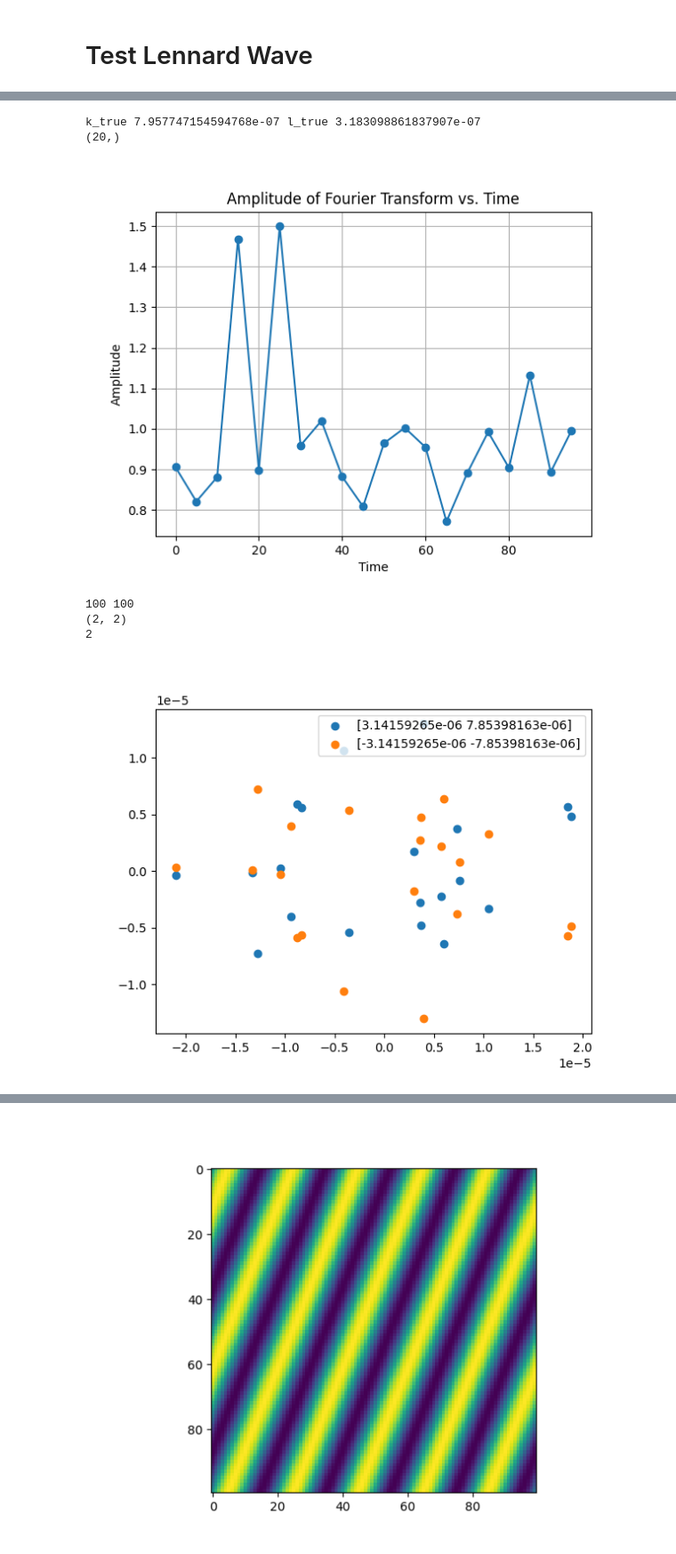
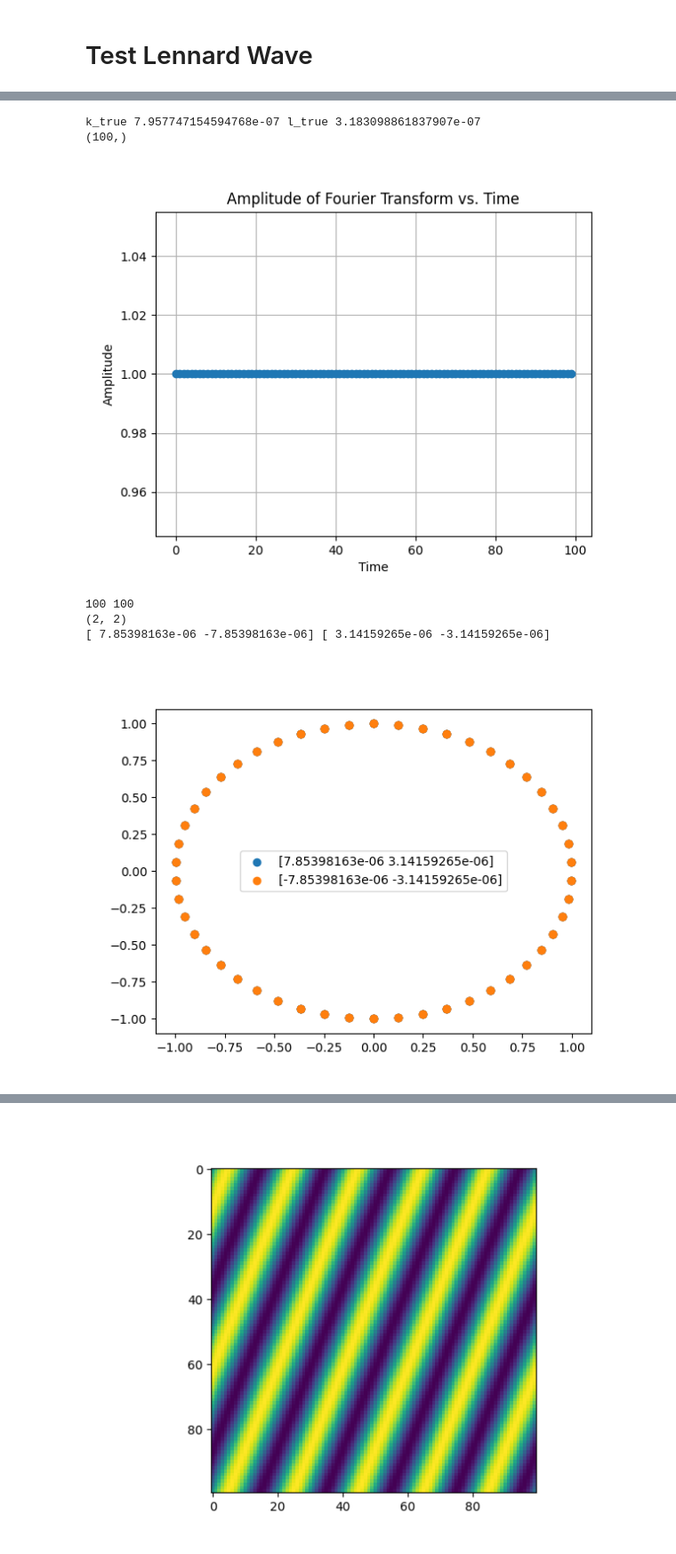
Before and after one commit to LennardMiller/Stage_M2, a Jupyter notebook: Rossby_diag.ipynb, the cells around one changed output, grey strips where cells are left out. Shown at 89% size. Drawn from its saved outputs; the diff is of its cells as text; code cells hidden in the pictures.

```diff
--- a/Rossby_diag.ipynb
+++ b/Rossby_diag.ipynb
@@ -45,11 +45,12 @@ def fft2d_RI(psi,k,l,Lx,nx,ny,time_tab):
         psi_data=psi[time_sel,:,:]
 
         # 2D Fourier Transform
-        fft_result = np.fft.fft2(psi_data[:,:])* dx**2 / (2 * np.pi)*1000
+        fft_result = np.fft.fft2(psi_data[:,:])*2/(nx*ny)#,norm="forward") *2#
         fft_shifted = np.fft.fftshift(fft_result)  # Shift zero frequency component to center
 
 
         # Convert wavenumbers to indices
+
         # Find the index of the closest value to k in freqs_x
         k_index = np.argmin(np.abs(k - kx_reshaped))
 
@@ -82,7 +83,7 @@ def find_mode_max_amplitude(psi,Lx,nx,ny,time_tab):
     k_step=(k_max-k_min)/(nx)
 
     #Making the arrays of wavenumbers we try
-    k_range = np.arange(0, k_max, k_step*2)
+    k_range = np.arange(0, k_max, k_step)
     #l_range = np.arange(k_min, k_max, k_step)
     print("len k_range",len(k_range))
     print("k_min",k_min)
@@ -121,12 +155,12 @@ def find_modes(psi_fft,freq_x,freq_y):
     # Find the peak values (modes)
     # This part might need some fine-tuning based on your data
 
-    threshold = np.max(amplitude) * 0.3  # example threshold
+    threshold = np.max(amplitude) * 0.7  # example threshold
     modes = np.where(amplitude > threshold)
     print(np.shape(modes))
     # Extract the corresponding (k, l) values
-    k_modes = freq_x[modes[0]]
-    l_modes = freq_y[modes[1]]
+    l_modes = freq_x[modes[0]]
+    k_modes = freq_y[modes[1]]
 
     return k_modes, l_modes
 # %% [markdown]
@@ -178,6 +208,6 @@ k_max= 6.1575216010359945e-06 l_max= 3.0787608005179972e-06  For an amplitude of
 # %%
 #Select time
-time_sel_tab=np.arange(0,len(t),5)
+time_sel_tab=np.arange(0,len(t),1)
 
 k_test=k_found
 l_test=l_found
@@ -227,8 +257,8 @@ plt.grid(True)
 plt.show()
 # %% [output]
 k_true 7.957747154594768e-07 l_true 3.183098861837907e-07
-(20,)
+(100,)
-[figure, old version]
+[figure, new version]
 # %%
 time_sel=2
 kx = np.fft.fftfreq(nx, d=dx) * 2 * np.pi
@@ -237,30 +267,32 @@ psi_fft = np.fft.fft2(psi_lennard[time_sel,:,:])
 print(len(kx),len(ky))
 #Finding the modes of the signal
 k_mode, l_mode = find_modes(psi_fft, kx,ky)
-print(len(k_mode))
+
+print(k_mode,l_mode)
 # %% [output]
 100 100
 (2, 2)
-2
+[ 7.85398163e-06 -7.85398163e-06] [ 3.14159265e-06 -3.14159265e-06]
 # %%
 #This is a more appropriate code to  find the modes and not only the most energetic
 kl_pairs = np.array(list(zip(k_mode, l_mode)))
-epsilon=1e-3
+time_sel_tab=np.arange(0,len(t),1)
 
 plt.figure()
 for pair in kl_pairs:
+
     real_part_tab,imag_part_tab=fft2d_RI(psi_lennard[:,:,:],pair[0],pair[1],Lx,nx,ny,time_sel_tab)
     amp=np.sqrt(real_part_tab**2+imag_part_tab**2)
 
     #Check if the mode has a constant amplitude over time
     if np.abs(np.max(amp) - np.min(amp)) <= epsilon:
         #Then, we plot it
         plt.scatter(real_part_tab,imag_part_tab,label=str(pair))
         plt.legend()
 
 #plt.title("amplitude of the mode (k,l)=("+str(f"{k_test:.2g}")+","+str(f"{l_test:.2g}")+") for different snapshots")
 plt.show()
 # %% [output]
-[figure, old version]
+[figure, new version]
 # %%
 #Determining the pulsation of the signal:
```
Also changed, not shown: parts of 17 cells of this notebook, 2 other files.
